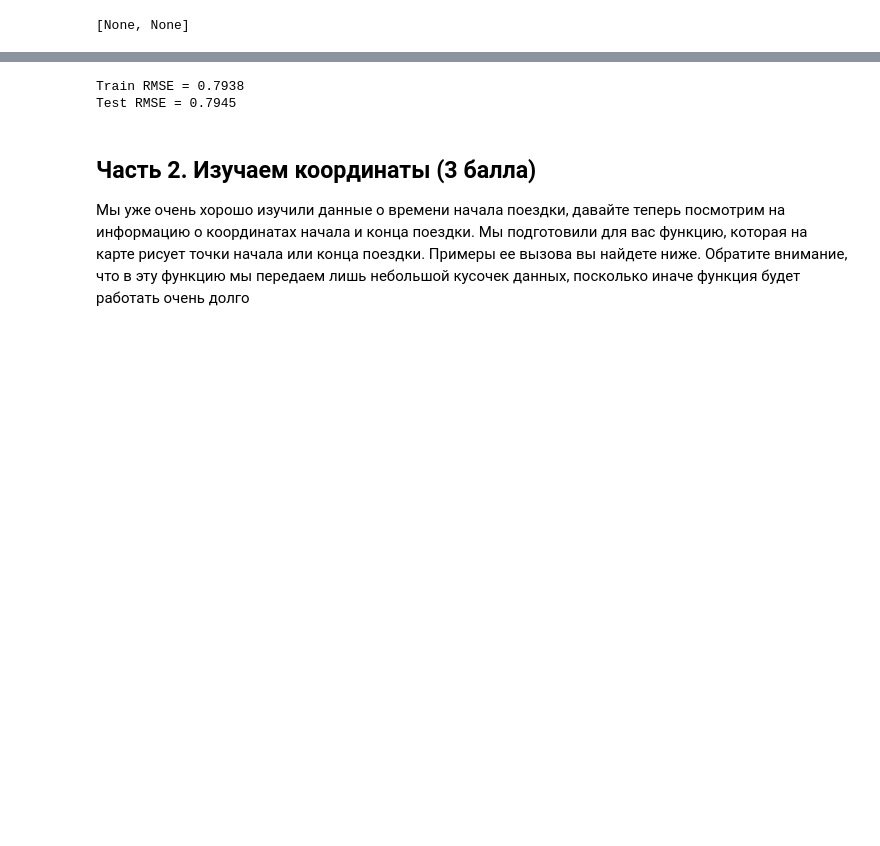
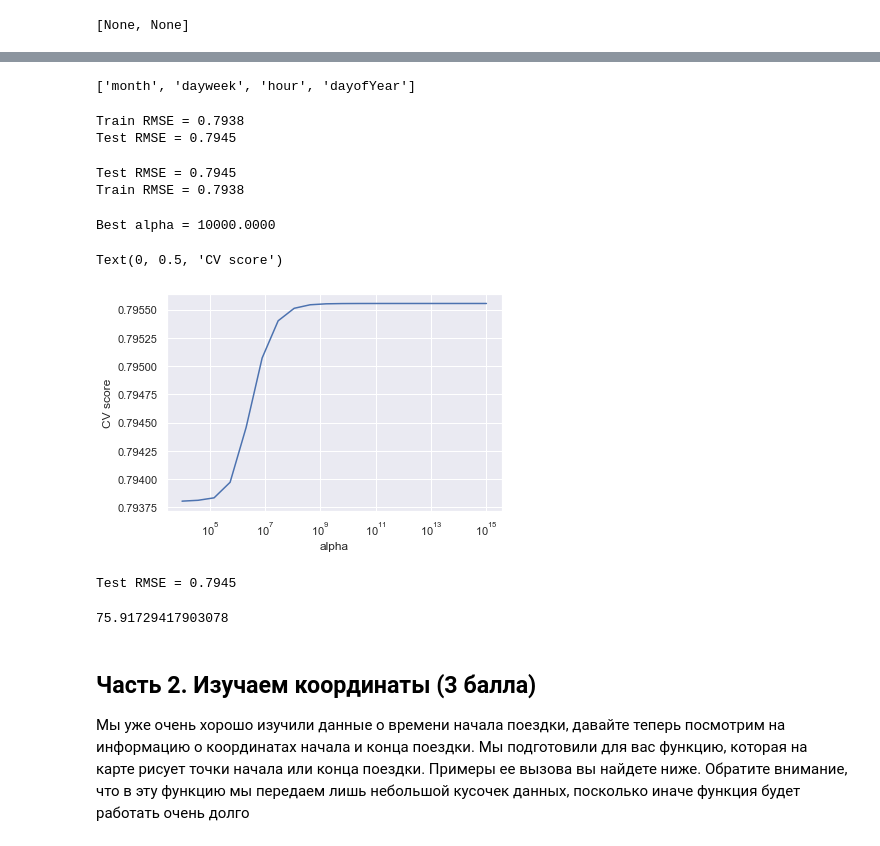
Before and after one commit to DataStas/cv_StanislavS, a Jupyter notebook: taxi/taxi.ipynb, the cells around one changed output, grey strips where cells are left out. Cells and saved outputs as stored; diff of their text form; code cells hidden in the pictures; blank space fills up the shorter version.

```diff
--- a/taxi/taxi.ipynb
+++ b/taxi/taxi.ipynb
@@ -233,6 +311,9 @@ X_test = test[['month','dayweek','hour','anomal1','anomal2','dayofYear']]
 # %%
-numeric_data = X_train.select_dtypes([np.number])
-categorical = list(X.dtypes[X_train.dtypes == "bool"].index)
+scaling_list = list(X_train.dtypes[X_train.dtypes == "int64"].index)
+# %%
+scaling_list
+# %% [output]
+['month', 'dayweek', 'hour', 'dayofYear']
 # %%
 from sklearn.preprocessing import OneHotEncoder
 from sklearn.compose import ColumnTransformer
@@ -259,6 +340,56 @@ print("Test RMSE = %.4f" % (rmse(y_test, y_pred)))
 # %% [output]
 Train RMSE = 0.7938
 Test RMSE = 0.7945
+# %%
+from sklearn.preprocessing import StandardScaler
+
+scaler = StandardScaler()
+X_train_scaled = scaler.fit_transform(X_train[scaling_list])
+X_test_scaled = scaler.transform(X_test[scaling_list])
+
+model = Ridge()
+model.fit(X_train_scaled, y_train)
+y_pred = model.predict(X_test_scaled)
+y_train_pred = model.predict(X_train_scaled)
+
+print("Test RMSE = %.4f" % rmse(y_test, y_pred))
+print("Train RMSE = %.4f" % rmse(y_train, y_train_pred))
+# %% [output]
+Test RMSE = 0.7945
+Train RMSE = 0.7938
+# %%
+from sklearn.model_selection import GridSearchCV
+
+alphas = np.logspace(4, 15, 20)
+searcher = GridSearchCV(Ridge(), [{"alpha": alphas}], scoring=rmse_scorer, cv=10, n_jobs=-1)
+searcher.fit(X_train_scaled, y_train)
+
+best_alpha = searcher.best_params_["alpha"]
+print("Best alpha = %.4f" % best_alpha)
+
+plt.plot(alphas, -searcher.cv_results_["mean_test_score"])
+plt.xscale("log")
+plt.xlabel("alpha")
+plt.ylabel("CV score")
+# %% [output]
+Best alpha = 10000.0000
+Text(0, 0.5, 'CV score')
+[figure, added]
+# %%
+simple_pipeline = Pipeline([
+    ('scaling', StandardScaler()),
+    ('regression', Ridge(best_alpha))
+])
+
+model = simple_pipeline.fit(X_train[scaling_list], y_train)
+y_pred = model.predict(X_test[scaling_list])
+print("Test RMSE = %.4f" % rmse(y_test, y_pred))
+# %% [output]
+Test RMSE = 0.7945
+# %%
+error.max()
+# %% [output]
+75.91729417903078
 # %% [markdown]
 ## Часть 2. Изучаем координаты (3 балла)
 Мы уже очень хорошо изучили данные о времени начала поездки, давайте теперь посмотрим на информацию о координатах начала и конца поездки. Мы подготовили для вас функцию, которая на карте рисует точки начала или конца поездки. Примеры ее вызова вы найдете ниже. Обратите внимание, что в эту функцию мы передаем лишь небольшой кусочек данных, посколько иначе функция будет работать очень долго
```
Also changed, not shown: parts of 43 cells of this notebook.
